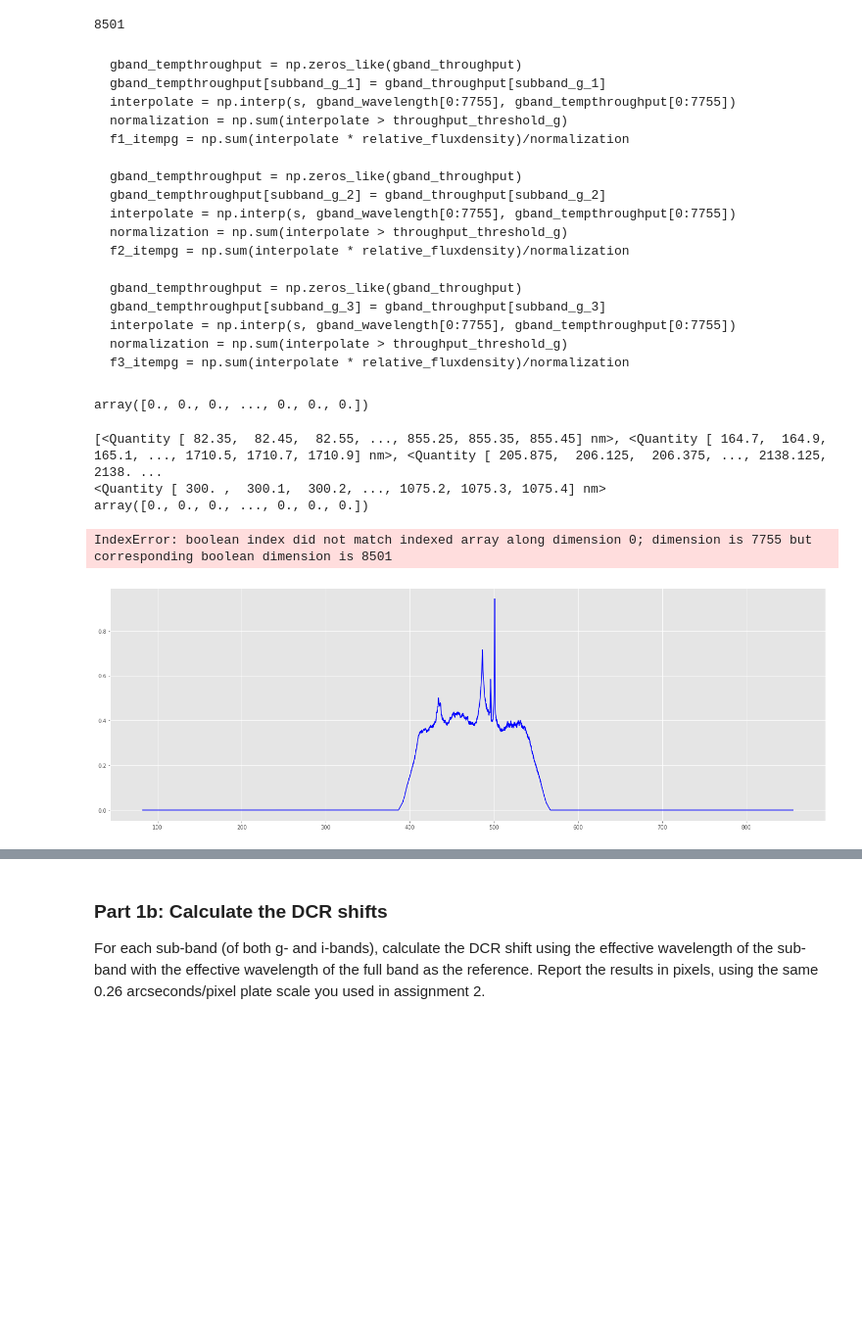
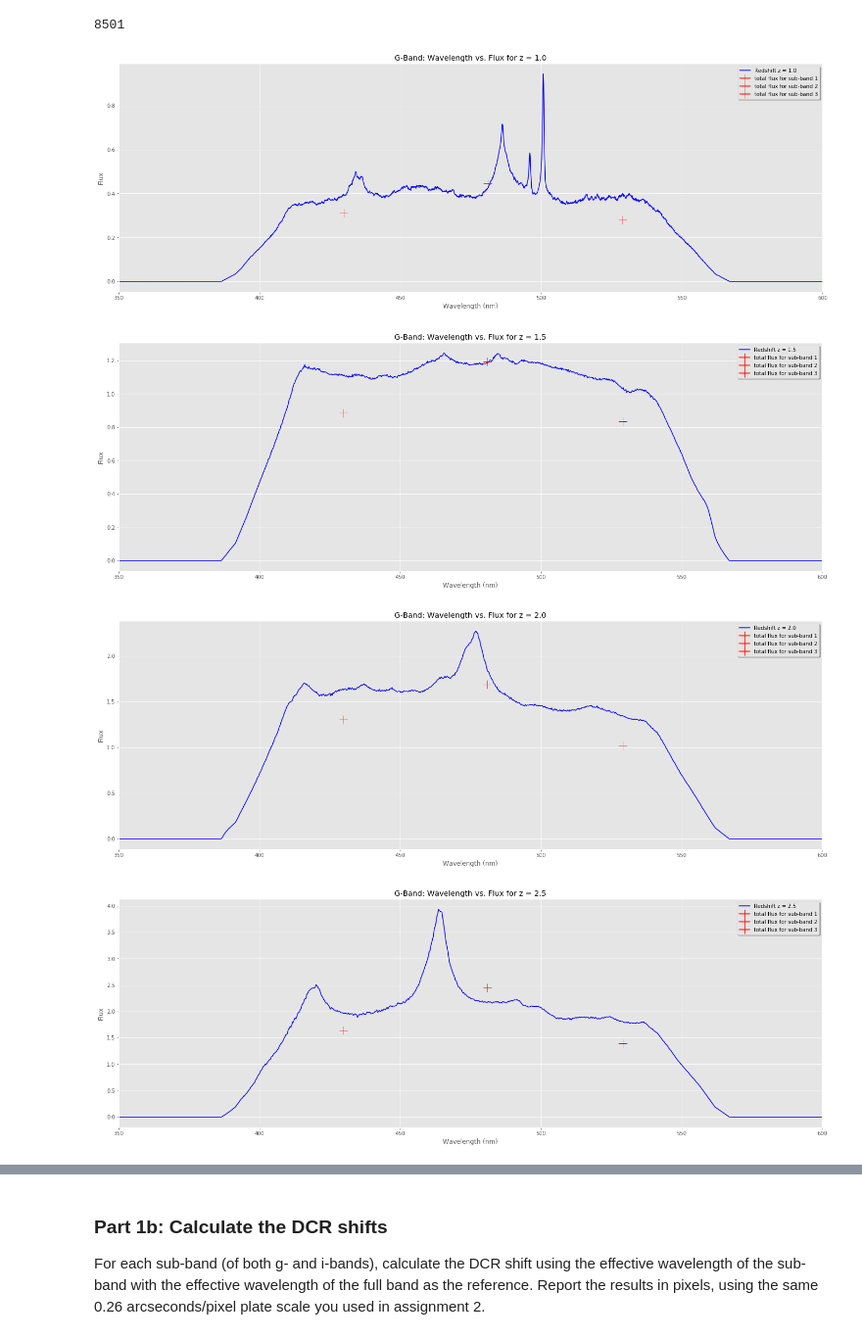
Before and after one commit to abudlong/Astro499, a Jupyter notebook: A499_Winter22_Assignment3.ipynb, the cells around one changed output, grey strips where cells are left out. Shown at 98% size. Saved outputs shown, nothing was run; the diff lists cells and outputs as text; code cells hidden in the pictures; blank space fills up the shorter version.

```diff
--- a/A499_Winter22_Assignment3.ipynb
+++ b/A499_Winter22_Assignment3.ipynb
@@ -263,70 +263,38 @@ i_subbands = [subband_i_1, subband_i_2, subband_i_3]
 def subbandFlux(wavelength, band_throughput, subbands, throughput_threshold, spectra_obs):
     f_values = []
     for s in subbands:
-        #band_tempthroughput = np.zeros_like(band_throughput)
-        #band_tempthroughput = band_throughput[s]
-        print(repr(spectra_obs))
-        print(repr(wavelength))
-        print(repr(band_throughput))
-        print(repr(band_throughput[s]))
-        print(repr(s))
-        interpolate = np.interp(spectra_obs, wavelength, band_throughput[s])
+        band_tempthroughput = np.zeros_like(band_throughput)
+        band_tempthroughput[s] = band_throughput[s]
+        interpolate = np.interp(spectra_obs, wavelength, band_tempthroughput)
         normalization = np.sum(interpolate > throughput_threshold)
         f_itemp = np.sum(interpolate * relative_fluxdensity)/normalization
         f_values.append(f_itemp)
     return f_values
-
-# for g: throughput_threshold_g
-# %% [markdown]
-    gband_tempthroughput = np.zeros_like(gband_throughput)
-    gband_tempthroughput[subband_g_1] = gband_throughput[subband_g_1]
-    interpolate = np.interp(s, gband_wavelength[0:7755], gband_tempthroughput[0:7755])
-    normalization = np.sum(interpolate > throughput_threshold_g)
-    f1_itempg = np.sum(interpolate * relative_fluxdensity)/normalization
-
-    gband_tempthroughput = np.zeros_like(gband_throughput)
-    gband_tempthroughput[subband_g_2] = gband_throughput[subband_g_2]
-    interpolate = np.interp(s, gband_wavelength[0:7755], gband_tempthroughput[0:7755])
-    normalization = np.sum(interpolate > throughput_threshold_g)
-    f2_itempg = np.sum(interpolate * relative_fluxdensity)/normalization
-
-    gband_tempthroughput = np.zeros_like(gband_throughput)
-    gband_tempthroughput[subband_g_3] = gband_throughput[subband_g_3]
-    interpolate = np.interp(s, gband_wavelength[0:7755], gband_tempthroughput[0:7755])
-    normalization = np.sum(interpolate > throughput_threshold_g)
-    f3_itempg = np.sum(interpolate * relative_fluxdensity)/normalization
-# %%
-gband_throughput[0:7755]
-# %% [output]
-array([0., 0., 0., ..., 0., 0., 0.])
 # %%
 g_effectives = [g1_effective, g2_effective, g3_effective]
 
 # G-Band Plots
 plt.style.use('ggplot')
 for z, s in zip(redshifts, spectra_obs):
     fig, ax = plt.subplots (1, 1, figsize = (24,8))
     interpolate = np.interp(s, gband_wavelength[0:7755], gband_throughput[0:7755])
     plt.plot(s, relative_fluxdensity * interpolate, label = 'Redshift z = {}'.format(z), color = 'b')
 
     #Fix f1, 2, 3 values to include actual spectrum
-    f_values_g = subbandFlux(gband_wavelength[0:7755], gband_throughput[0:7755], g_subbands, throughput_threshold_g, spectra_obs)
+    f_values_g = subbandFlux(gband_wavelength, gband_throughput, g_subbands, throughput_threshold_g, s)
 
-    for i, g, f in enumerate(zip(g_effectives, f_values_g)):
+    i = 0
+    for g, f in zip(g_effectives, f_values_g):
+        i += 1
         ax.plot(g, f, label = f'total flux for sub-band {i}', marker='+', color = 'r', markersize =16)
-
-    #ax.plot(g1_effective, f1_itempg, label = 'total flux for sub-band 1', marker='+', color = 'r', markersize = 16)
-    #ax.plot(g2_effective, f2_itempg, label = 'total flux for sub-band 2', marker='+', color = 'r', markersize = 16)
-    #ax.plot(g3_effective, f3_itempg, label = 'total flux for sub-band 3', marker='+', color = 'r', markersize = 16)
 
     plt.xlabel('Wavelength (nm)')
     plt.ylabel('Flux')
     plt.title('G-Band: Wavelength vs. Flux for z = {}'.format(z))
     plt.xlim(350, 600)
     plt.legend(loc = 0, shadow = True);
 # %% [output]
-[<Quantity [ 82.35,  82.45,  82.55, ..., 855.25, 855.35, 855.45] nm>, <Quantity [ 164.7,  164.9,  165.1, ..., 1710.5, 1710.7, 1710.9] nm>, <Quantity [ 205.875,  206.125,  206.375, ..., 2138.125, 2138. ...
-<Quantity [ 300. ,  300.1,  300.2, ..., 1075.2, 1075.3, 1075.4] nm>
-array([0., 0., 0., ..., 0., 0., 0.])
-IndexError: boolean index did not match indexed array along dimension 0; dimension is 7755 but corresponding boolean dimension is 8501
-[figure, old version]
+[figure, new version]
+[figure, added]
+[figure, added]
+[figure, added]
```
Also changed, not shown: parts of 23 cells of this notebook.
